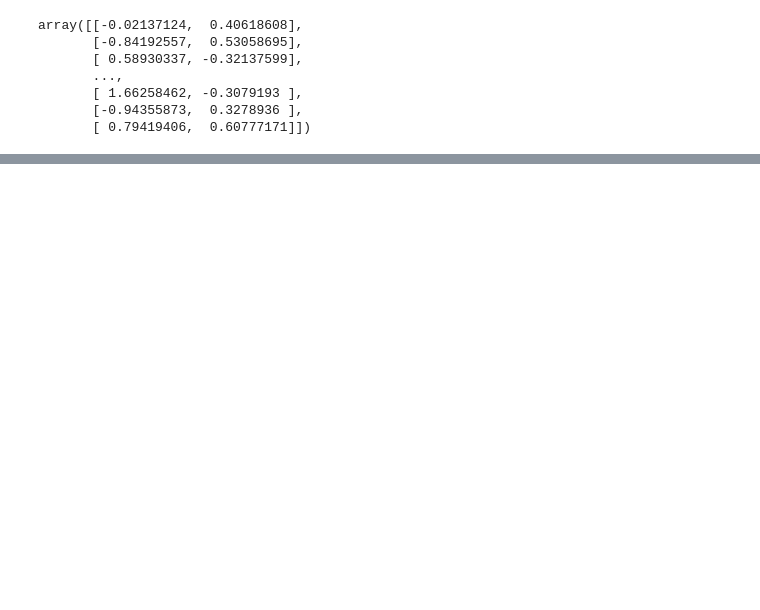
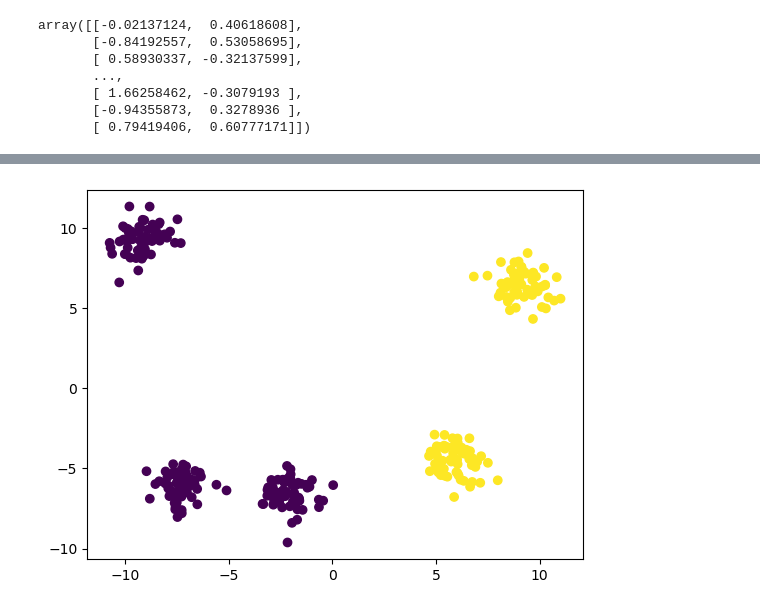
Before and after one commit to StephenSheng1101/DMprac, a Jupyter notebook: practical7/practical7_clustering.ipynb, the cells around one changed output, grey strips where cells are left out. Cells and saved outputs as stored; diff of their text form; code cells hidden in the pictures; blank space fills up the shorter version.

```diff
--- a/practical7/practical7_clustering.ipynb
+++ b/practical7/practical7_clustering.ipynb
@@ -291,0 +315,5 @@ Recursively merges pair of clusters of sample data; uses linkage distance.
+# %%
+plt.scatter(X[:,0], X[:,1], c=agg.labels_)
+plt.show()
+# %% [output]
+[figure, added]
```
Also changed, not shown: parts of 12 cells of this notebook.
